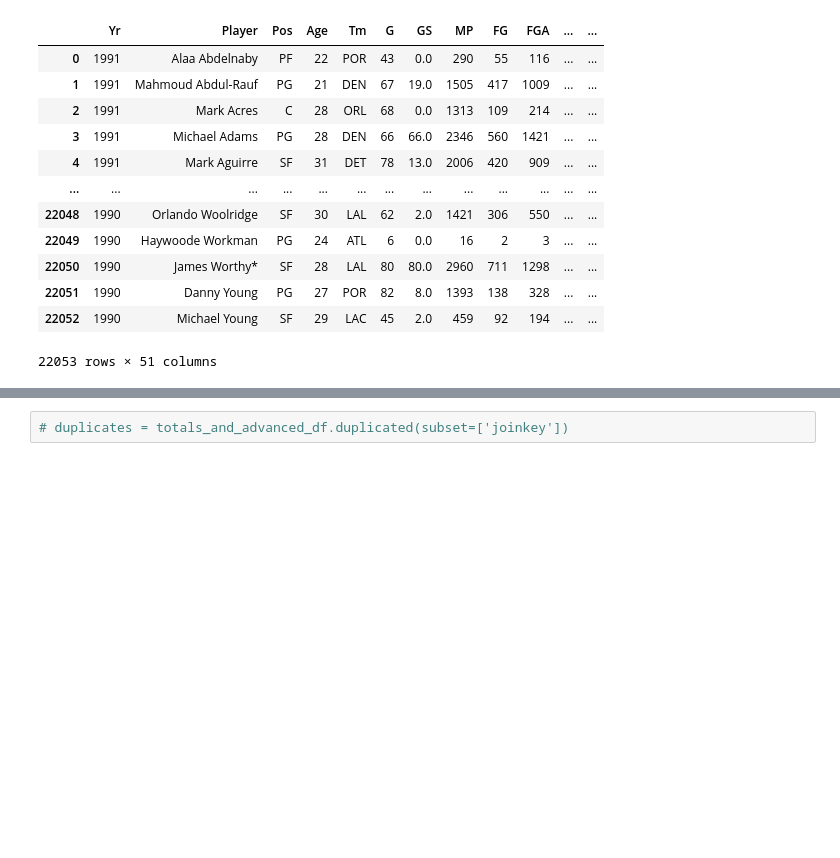
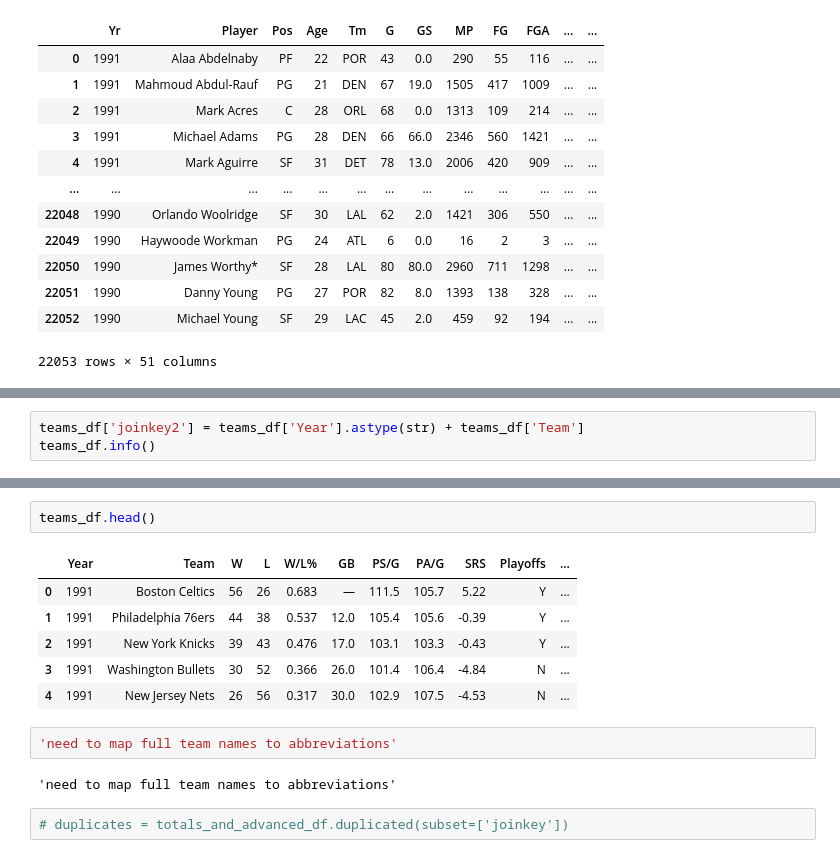
Before and after one commit to mitchellren123/NBA-Accolade-Analysis, a Jupyter notebook: NBA-Accolades.ipynb, the cells around one changed output, grey strips where cells are left out. Saved outputs shown, nothing was run; the diff lists cells and outputs as text; blank space fills up the shorter version.

Commit message:
Table Joining

```diff
--- a/NBA-Accolades.ipynb
+++ b/NBA-Accolades.ipynb
@@ -721,0 +1015,3 @@ totals_and_advanced_df
+# %%
+teams_df['joinkey2'] = teams_df['Year'].astype(str) + teams_df['Team']
+teams_df.info()
@@ -722,3 +1064,16 @@ totals_and_advanced_df
+# %%
+teams_df.head()
+# %% [output]
+|  | Year | Team | W | L | W/L% | GB | PS/G | PA/G | SRS | Playoffs | ... |
+| 0 | 1991 | Boston Celtics | 56 | 26 | 0.683 | — | 111.5 | 105.7 | 5.22 | Y | ... |
+| 1 | 1991 | Philadelphia 76ers | 44 | 38 | 0.537 | 12.0 | 105.4 | 105.6 | -0.39 | Y | ... |
+| 2 | 1991 | New York Knicks | 39 | 43 | 0.476 | 17.0 | 103.1 | 103.3 | -0.43 | Y | ... |
+| 3 | 1991 | Washington Bullets | 30 | 52 | 0.366 | 26.0 | 101.4 | 106.4 | -4.84 | N | ... |
+| 4 | 1991 | New Jersey Nets | 26 | 56 | 0.317 | 30.0 | 102.9 | 107.5 | -4.53 | N | ... |
+# %%
+'need to map full team names to abbreviations'
+# %% [output]
+'need to map full team names to abbreviations'
 # %%
 # duplicates = totals_and_advanced_df.duplicated(subset=['joinkey'])
 # %%
```
Also changed, not shown: parts of 26 cells of this notebook.
